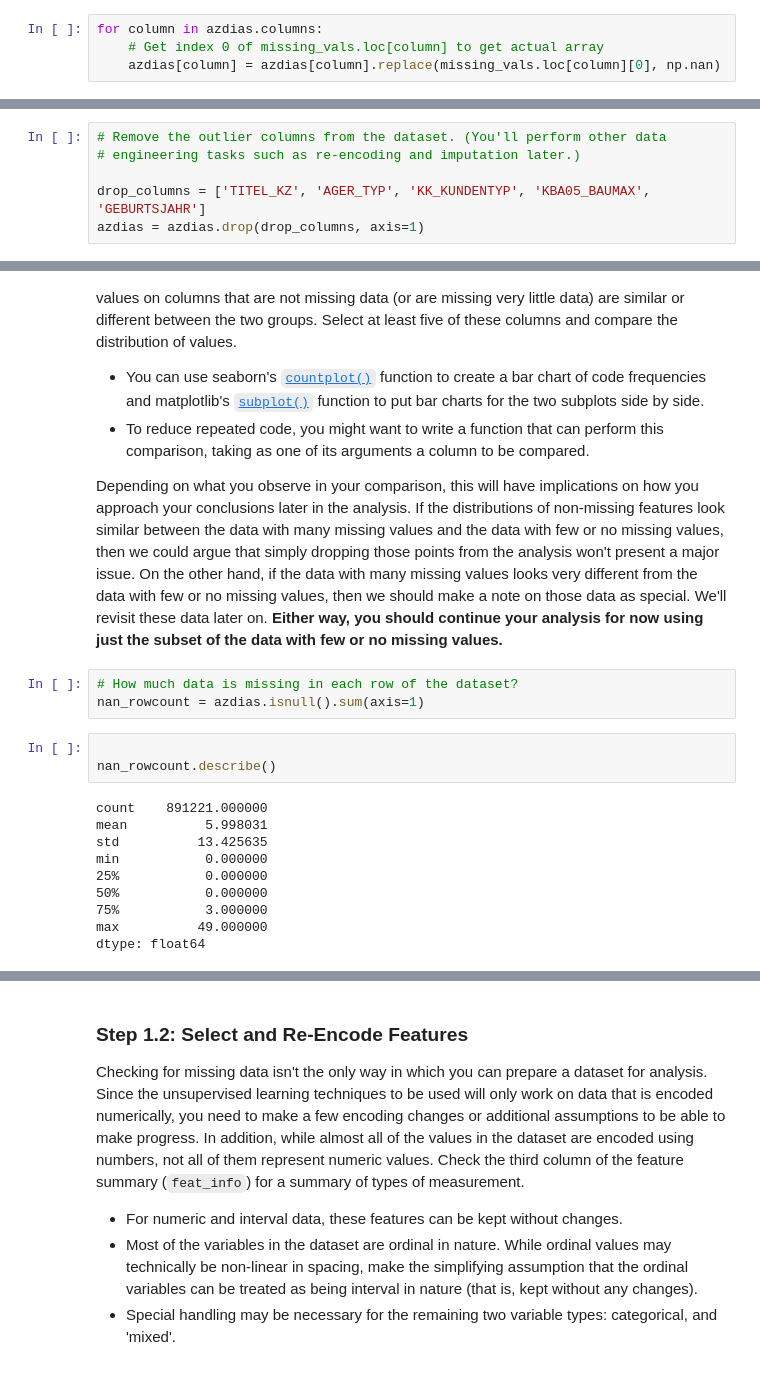
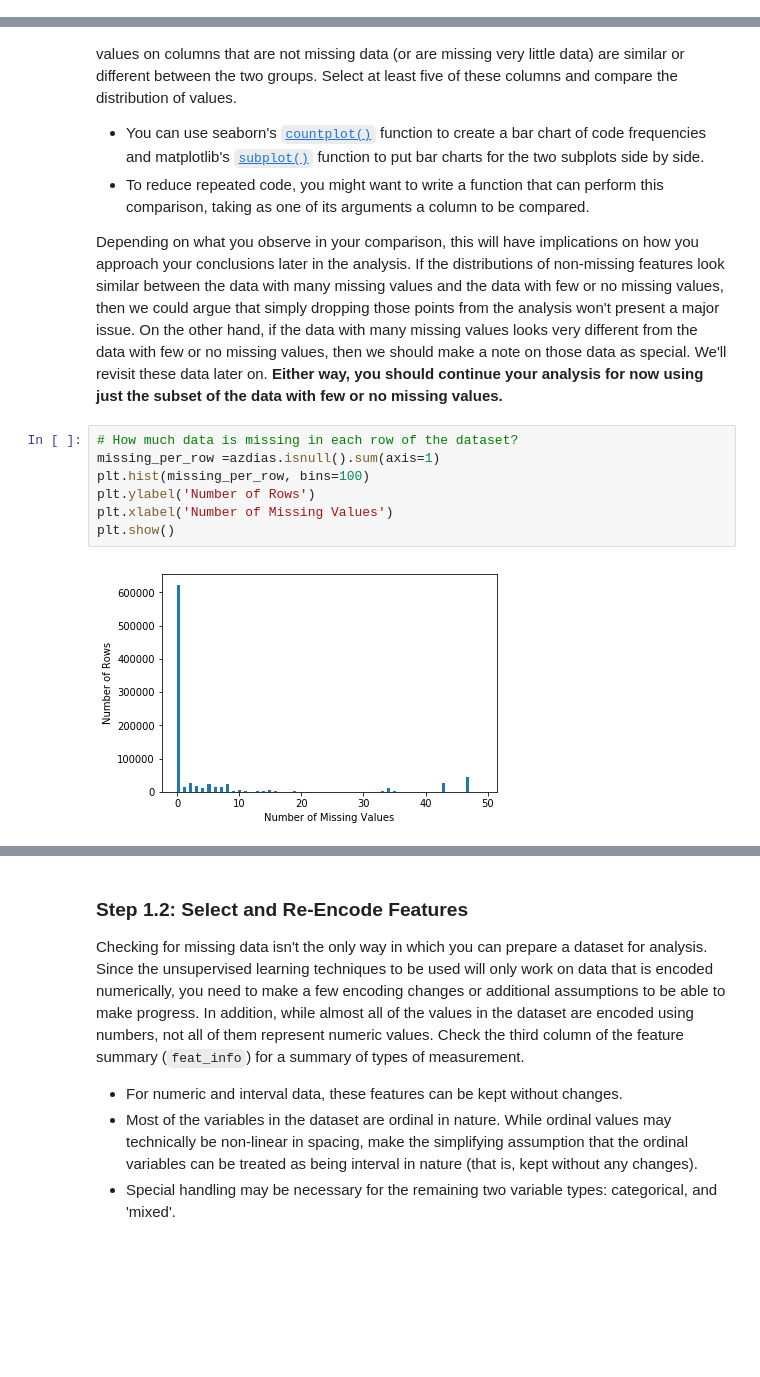
Before and after one commit to murthyh/Identify_Customer_Segments, a Jupyter notebook: Identify_Customer_Segments.ipynb, the cells around one changed output, grey strips where cells are left out. Drawn from its saved outputs; the diff is of its cells as text; blank space fills up the shorter version.

```diff
--- a/Identify_Customer_Segments.ipynb
+++ b/Identify_Customer_Segments.ipynb
@@ -161,4 +140,0 @@ azdias['CAMEO_DEUG_2015'][2511] # Before mapping NaNs
-# %%
-for column in azdias.columns:
-    # Get index 0 of missing_vals.loc[column] to get actual array
-    azdias[column] = azdias[column].replace(missing_vals.loc[column][0], np.nan)
@@ -239,6 +140,0 @@ pd.DataFrame(data=data_dict, index=azdias.isnull().sum().index).describe()
-# %%
-# Remove the outlier columns from the dataset. (You'll perform other data
-# engineering tasks such as re-encoding and imputation later.)
-
-drop_columns = ['TITEL_KZ', 'AGER_TYP', 'KK_KUNDENTYP', 'KBA05_BAUMAX', 'GEBURTSJAHR']
-azdias = azdias.drop(drop_columns, axis=1)
@@ -261,17 +154,10 @@ In order to know what to do with the outlier rows, we should see if the distribu
 Depending on what you observe in your comparison, this will have implications on how you approach your conclusions later in the analysis. If the distributions of non-missing features look similar between the data with many missing values and the data with few or no missing values, then we could argue that simply dropping those points from the analysis won't present a major issue. On the other hand, if the data with many missing values looks very different from the data with few or no missing values, then we should make a note on those data as special. We'll revisit these data later on. **Either way, you should continue your analysis for now using just the subset of the data with few or no missing values.**
 # %%
 # How much data is missing in each row of the dataset?
-nan_rowcount = azdias.isnull().sum(axis=1)
+missing_per_row =azdias.isnull().sum(axis=1)
+plt.hist(missing_per_row, bins=100)
+plt.ylabel('Number of Rows')
+plt.xlabel('Number of Missing Values')
+plt.show()
+# %% [output]
+[figure, added]
-# %%
-
-nan_rowcount.describe()
-# %% [output]
-count    891221.000000
-mean          5.998031
-std          13.425635
-min           0.000000
-25%           0.000000
-50%           0.000000
-75%           3.000000
-max          49.000000
-dtype: float64
```
Also changed, not shown: parts of 108 cells of this notebook, 1 other file.
